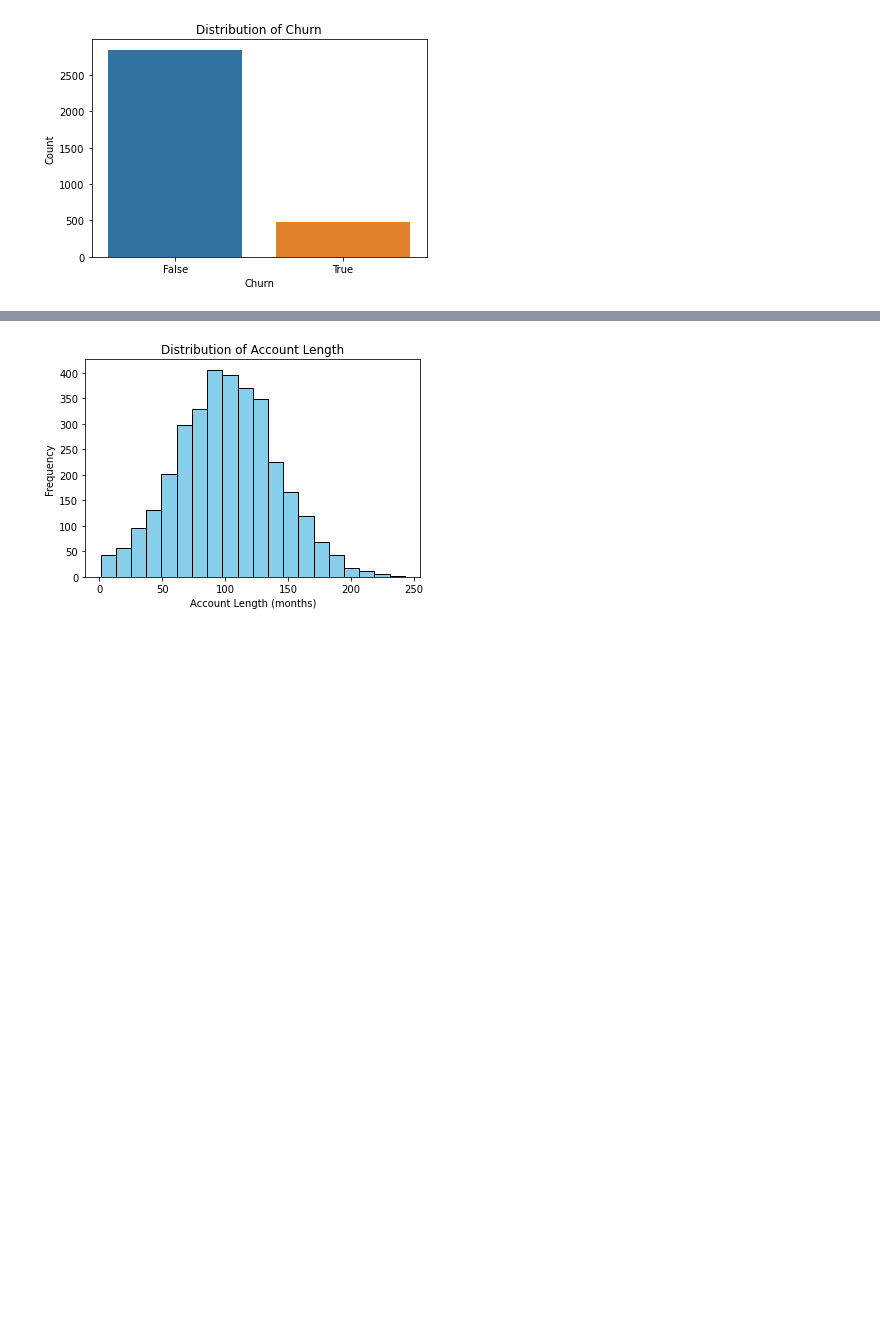
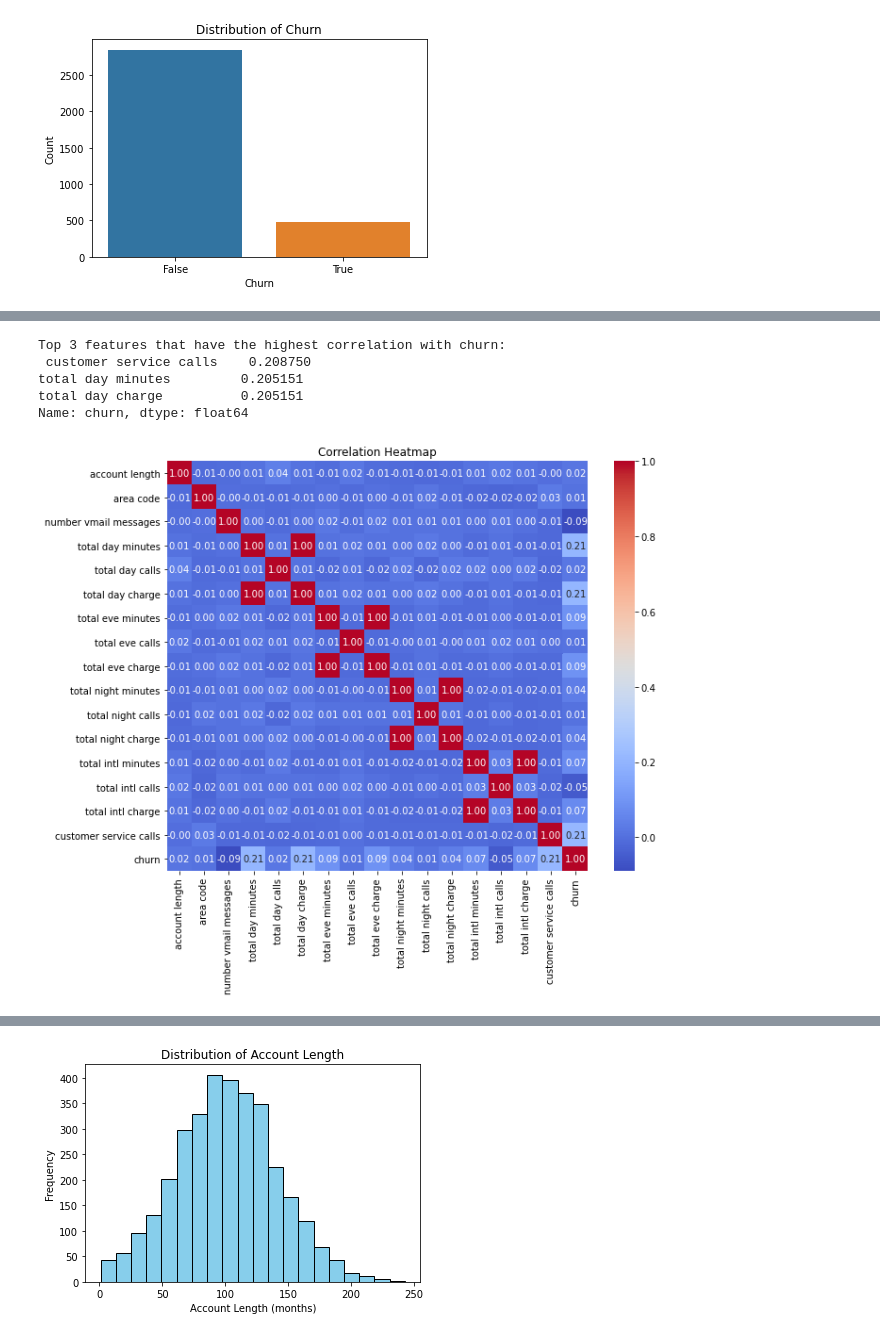
Before and after one commit to AngelaKalelwa/syriatel-customer-churn, a Jupyter notebook: notebook.ipynb, the cells around one changed output, grey strips where cells are left out. Cells and saved outputs as stored; diff of their text form; code cells hidden in the pictures; blank space fills up the shorter version.

```diff
--- a/notebook.ipynb
+++ b/notebook.ipynb
@@ -161,3 +162,9 @@ plt.ylabel('Count')
 plt.show()
 # %% [output]
 [figure]
+# %%
+# Analyze Correlation between features and the target variable
+
+correlation_matrix = df.corr()
+correlation_with_churn = correlation_matrix['churn'].sort_values(ascending=False)
+correlation_with_churn
@@ -163,0 +190,20 @@ plt.show()
+# %%
+# Identify top 3 features that have the highest correlation with churn
+
+top_3_features = correlation_matrix['churn'].abs().sort_values(ascending=False)[1:4]
+print("Top 3 features that have the highest correlation with churn:\n", top_3_features)
+# %% [output]
+Top 3 features that have the highest correlation with churn:
+ customer service calls    0.208750
+total day minutes         0.205151
+total day charge          0.205151
+Name: churn, dtype: float64
+# %%
+# Plot the heatmap
+
+plt.figure(figsize=(10, 8))
+sns.heatmap(correlation_matrix, annot=True, cmap='coolwarm', fmt='.2f')
+plt.title('Correlation Heatmap')
+plt.show()
+# %% [output]
+[figure, added]
```
Also changed, not shown: parts of 57 cells of this notebook, 2 other files.
